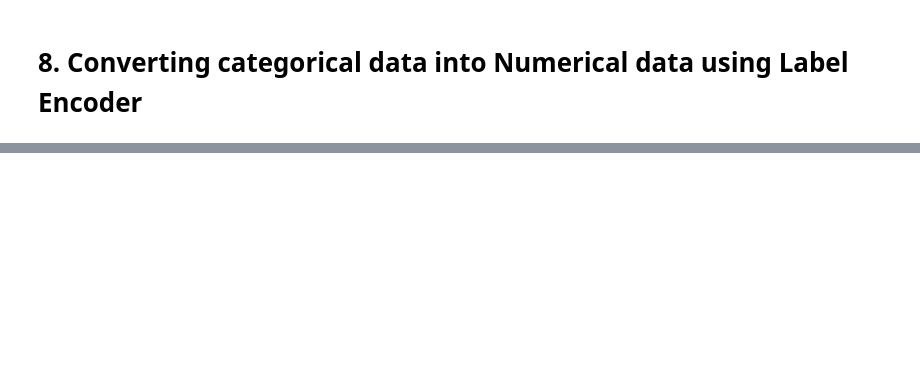
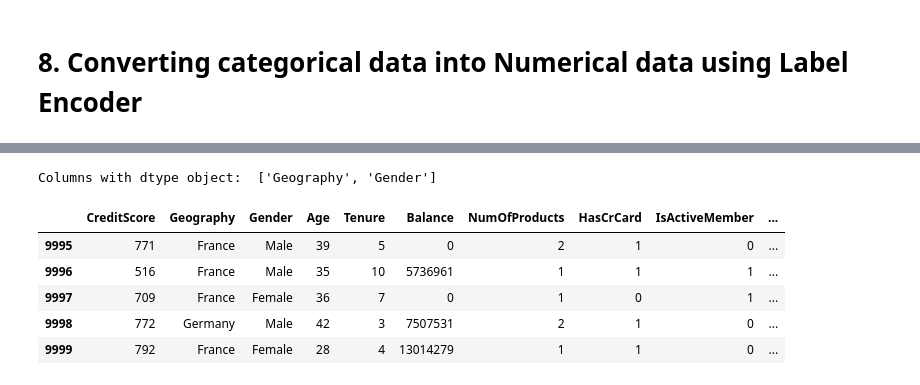
Before and after one commit to EmilyCaroline/BankCustomerChurnPrediction, a Jupyter notebook: main.ipynb, the cells around one changed output, grey strips where cells are left out. Saved outputs shown, nothing was run; the diff lists cells and outputs as text; code cells hidden in the pictures; blank space fills up the shorter version.

```diff
--- a/main.ipynb
+++ b/main.ipynb
@@ -407,0 +429,29 @@ df = df[~((df['CreditScore'] < (Q1 - 1.5 * IQR)) | (df['CreditScore'] > (Q3 + 1.
+# %%
+#Geography and Gender are categorical features
+
+#append categorical features into a list
+columns_obj = []
+count = 0
+for x in df.columns:
+    if df.dtypes[count] == object:
+        columns_obj.append(x)
+        count = count+1
+    else:
+        count = count+1
+
+print('Columns with dtype object: ',columns_obj)
+#convert into numeric values
+le = LabelEncoder()
+for col in columns_obj:
+    df[col+'_dummy'] = le.fit_transform(df[col])
+
+
+df.tail()
+# %% [output]
+Columns with dtype object:  ['Geography', 'Gender']
+|  | CreditScore | Geography | Gender | Age | Tenure | Balance | NumOfProducts | HasCrCard | IsActiveMember | ... |
+| 9995 | 771 | France | Male | 39 | 5 | 0 | 2 | 1 | 0 | ... |
+| 9996 | 516 | France | Male | 35 | 10 | 5736961 | 1 | 1 | 1 | ... |
+| 9997 | 709 | France | Female | 36 | 7 | 0 | 1 | 0 | 1 | ... |
+| 9998 | 772 | Germany | Male | 42 | 3 | 7507531 | 2 | 1 | 0 | ... |
+| 9999 | 792 | France | Female | 28 | 4 | 13014279 | 1 | 1 | 0 | ... |
```
Also changed, not shown: parts of 2 cells of this notebook.
